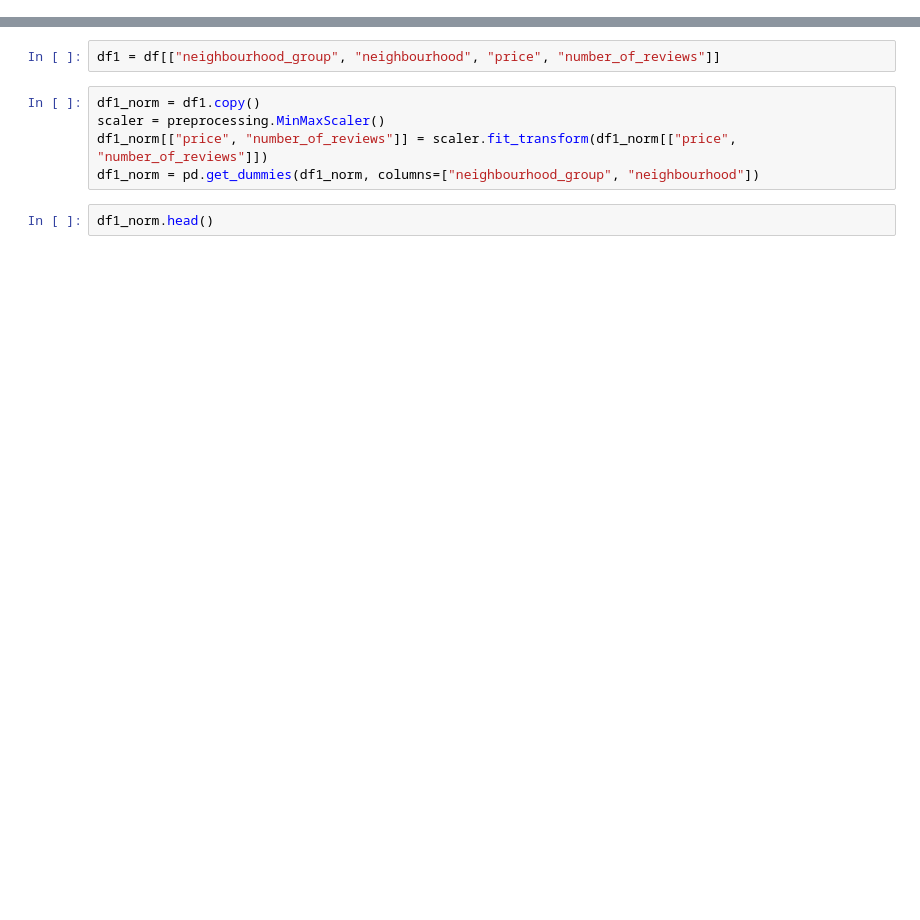
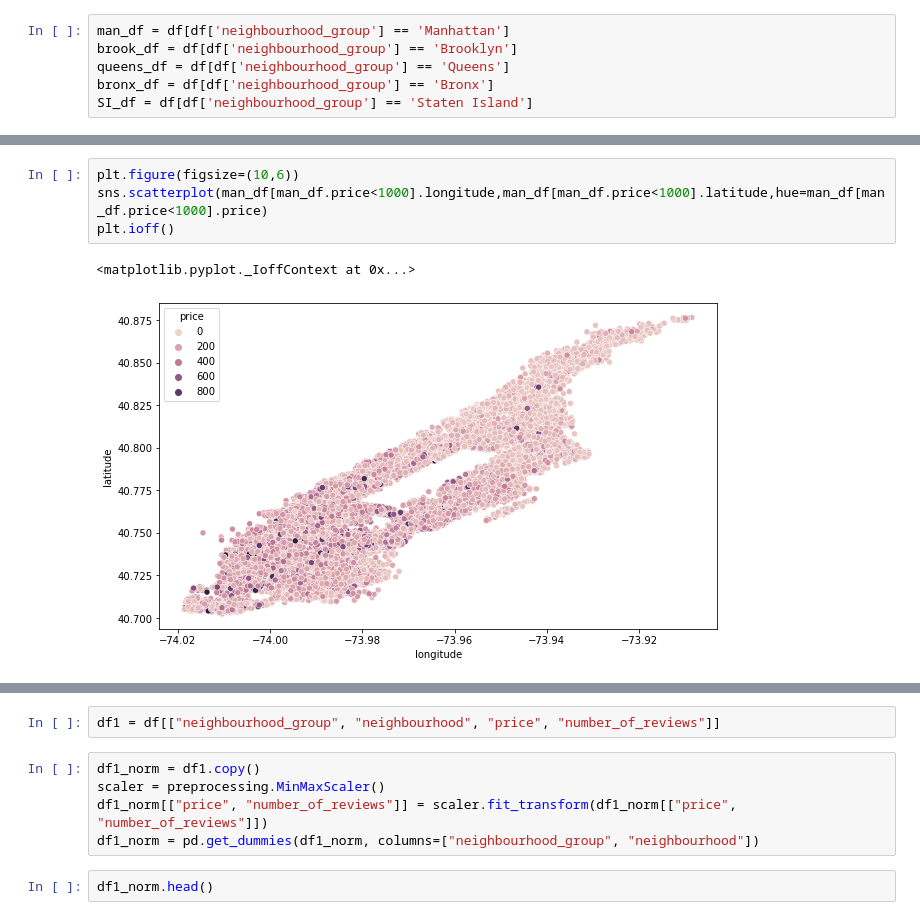
Before and after one commit to jdkincan/DASC_2103_PROJ, a Jupyter notebook: Untitled-1.ipynb, the cells around one changed output, grey strips where cells are left out. Drawn from its saved outputs; the diff is of its cells as text; blank space fills up the shorter version.

```diff
--- a/Untitled-1.ipynb
+++ b/Untitled-1.ipynb
@@ -16,0 +54,6 @@ df.head()
+# %%
+man_df = df[df['neighbourhood_group'] == 'Manhattan']
+brook_df = df[df['neighbourhood_group'] == 'Brooklyn']
+queens_df = df[df['neighbourhood_group'] == 'Queens']
+bronx_df = df[df['neighbourhood_group'] == 'Bronx']
+SI_df = df[df['neighbourhood_group'] == 'Staten Island']
@@ -16,0 +90,7 @@ df.head()
+# %%
+plt.figure(figsize=(10,6))
+sns.scatterplot(man_df[man_df.price<1000].longitude,man_df[man_df.price<1000].latitude,hue=man_df[man_df.price<1000].price)
+plt.ioff()
+# %% [output]
+<matplotlib.pyplot._IoffContext at 0x...>
+[figure, added]
```
Also changed, not shown: parts of 21 cells of this notebook, 2 other files.
